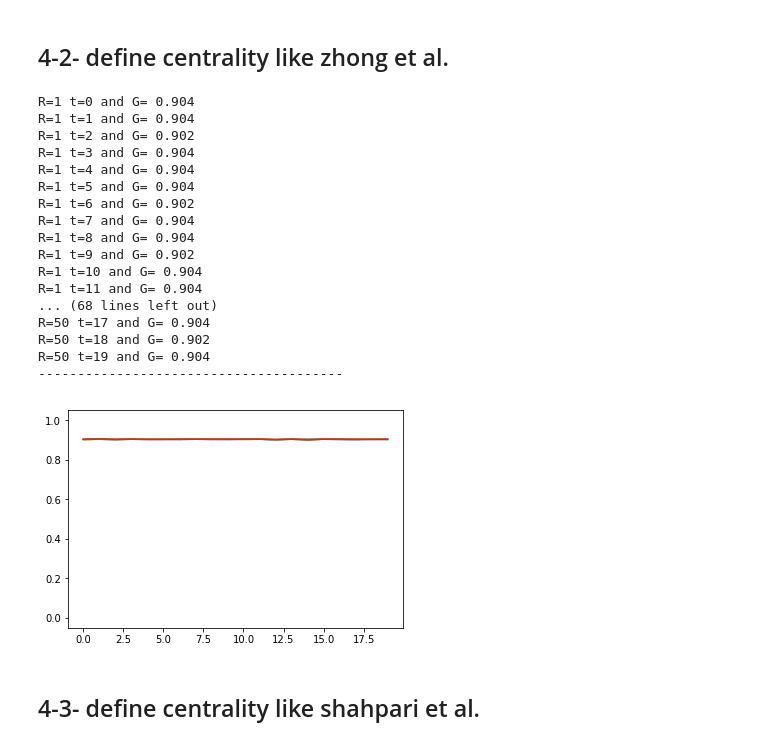
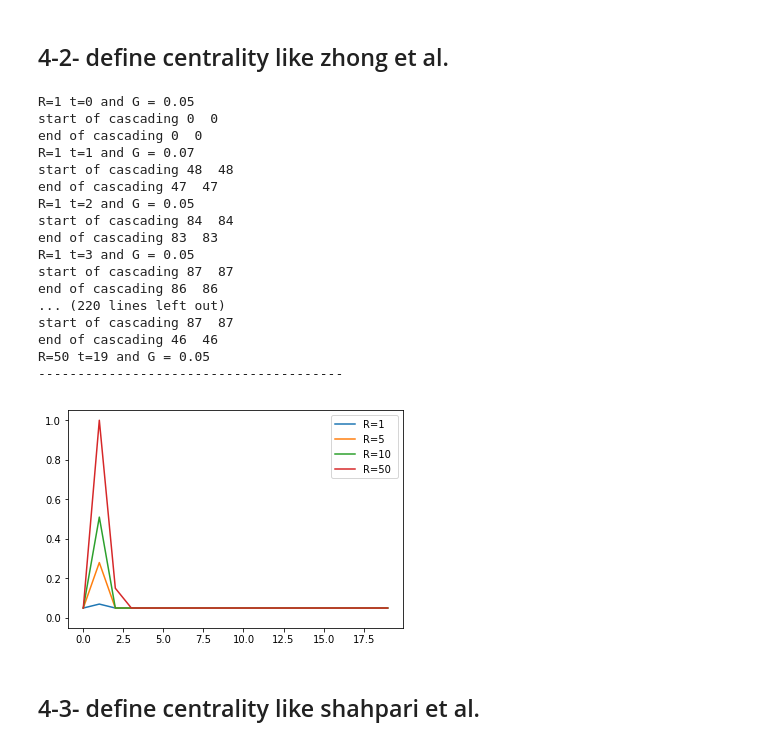
Before and after one commit to mohamad72/cascading-failure-restoration, a Jupyter notebook: implement zhong algorithm.ipynb, the cells around one changed output. Saved outputs shown, nothing was run; the diff lists cells and outputs as text; code cells hidden in the pictures.

```diff
--- a/implement zhong algorithm.ipynb
+++ b/implement zhong algorithm.ipynb
@@ -150,7 +142,7 @@ class InterdependentNetwork:
         self.neighborA=self.neighborA[0:self.numberOfneighbor]
         self.neighborB=self.neighborB[0:self.numberOfneighbor]
 # %%
-ER_ER_Network=InterdependentNetwork(SF1,SF2,couplingStrength)
+ER_ER_Network=InterdependentNetwork(ER1,ER2,couplingStrength)
 # %% [markdown]
 # 4- starting algorithm
 # %% [markdown]
@@ -227,16 +219,20 @@ def findingCentrality(network,numberOfCentrality,failsNodesA,failsNodeB):
     return sortedNumberOfOut[0:numberOfCentrality]
 # %%
 def startCascadingFailure(network,R,failsNodesA,failsNodesB):
-#     print('start of cascading {}  {}'.format(len(failsNodesA),len(failsNodesB)))
+    print('start of cascading {}  {}'.format(len(failsNodesA),len(failsNodesB)))
     listOfCentalityNode=findingCentrality(network,R,failsNodesA,failsNodesB)
     for i in range(0,len(listOfCentalityNode)):
         if listOfCentalityNode[i] < network.networkA.numberOfNode:
-            network.networkA.currentQueue[i]=0
-            failsNodesA=list(filter(lambda a: a != i, failsNodesA))
+            network.networkA.currentQueue[listOfCentalityNode[i]]=0
+            failsNodesA=list(filter(lambda a: a != listOfCentalityNode[i], failsNodesA))
+            if listOfCentalityNode[i] in ER_ER_Network.neighborA:
+                failsNodesB=list(filter(lambda a: a != ER_ER_Network.neighborB[ER_ER_Network.neighborA.index(listOfCentalityNode[i])], failsNodesB))
         else:
-            network.networkB.currentQueue[i-network.networkA.numberOfNode]=0
-            failsNodesB=list(filter(lambda a: a != i-network.networkA.numberOfNode, failsNodesB))
-#     print('end of cascading {}  {}'.format(len(failsNodesA),len(failsNodesB)))
+            network.networkB.currentQueue[listOfCentalityNode[i]-network.networkA.numberOfNode]=0
+            failsNodesB=list(filter(lambda a: a != listOfCentalityNode[i]-network.networkA.numberOfNode, failsNodesB))
+            if listOfCentalityNode[i]-network.networkA.numberOfNode in ER_ER_Network.neighborB:
+                failsNodesA=list(filter(lambda a: a != ER_ER_Network.neighborA[ER_ER_Network.neighborB.index(listOfCentalityNode[i]-network.networkA.numberOfNode)], failsNodesA))
+    print('end of cascading {}  {}'.format(len(failsNodesA),len(failsNodesB)))
     return [failsNodesA,failsNodesB]
 # %% [markdown]
 ## 4-2- define centrality like zhong et al.
@@ -250,75 +246,78 @@ for rIndex in range(0, len(R)):
         ER_ER_Network.networkA.currentQueue=[0]*ER_ER_Network.networkA.numberOfNode
         ER_ER_Network.networkB.currentQueue=[0]*ER_ER_Network.networkB.numberOfNode
 
-        numberOfNodeFailedForTest = 50
+
+        numberOfNodeFailedForTest = 20
         centrallist=findingCentrality(ER_ER_Network,numberOfNodeFailedForTest,failsNodesA,failsNodesB)
         for i in range(0,numberOfNodeFailedForTest):
             if centrallist[i] < ER_ER_Network.networkA.numberOfNode:
-                ER_ER_Network.networkA.currentQueue[centrallist[i]]+=ER_ER_Network.networkA.totalQueue[centrallist[i]]
+                ER_ER_Network.networkA.currentQueue[centrallist[i]]+=2*ER_ER_Network.networkA.totalQueue[centrallist[i]]
             else:
-                ER_ER_Network.networkB.currentQueue[centrallist[i]-ER_ER_Network.networkA.numberOfNode]+=ER_ER_Network.networkB.totalQueue[centrallist[i]-ER_ER_Network.networkA.numberOfNode]
+                ER_ER_Network.networkB.currentQueue[centrallist[i]-ER_ER_Network.networkA.numberOfNode]+=2*ER_ER_Network.networkB.totalQueue[centrallist[i]-ER_ER_Network.networkA.numberOfNode]
+
 
         for dayIndex in range (1, numberOfdays):
             if dayIndex == restorationDay:
                 startCascadingFailure(ER_ER_Network,R[rIndex],failsNodesA,failsNodesB)
 
             for nodeIndex in range (0, ER_ER_Network.networkA.numberOfNode):
-                ER_ER_Network.networkA.currentQueue[nodeIndex]+=np.random.poisson(62, 1)[0]
+                ER_ER_Network.networkA.currentQueue[nodeIndex]+=75
                 if ER_ER_Network.networkA.currentQueue[nodeIndex]<100:
                     ER_ER_Network.networkA.currentQueue[nodeIndex]=0
                 else:
                     ER_ER_Network.networkA.currentQueue[nodeIndex]-=100
                     if nodeIndex not in failsNodesA:
                         failsNodesA.append(nodeIndex)
-                        distrubuteQueue(ER_ER_Network.networkA,nodeIndex)
+                        distrubuteQueue(ER_ER_Network.networkA,nodeIndex,failsNodesA)
                         if nodeIndex in ER_ER_Network.neighborA:
                             failsNodesB.append(ER_ER_Network.neighborB[ER_ER_Network.neighborA.index(nodeIndex)])
-                            distrubuteQueue(ER_ER_Network.networkB,ER_ER_Network.neighborB[ER_ER_Network.neighborA.index(nodeIndex)])
+                            distrubuteQueue(ER_ER_Network.networkB,ER_ER_Network.neighborB[ER_ER_Network.neighborA.index(nodeIndex)],failsNodesB)
 
 
             for nodeIndex in range (0, ER_ER_Network.networkB.numberOfNode):
-                ER_ER_Network.networkB.currentQueue[nodeIndex]+=np.random.poisson(62, 1)[0]
+                ER_ER_Network.networkB.currentQueue[nodeIndex]+=75
                 if ER_ER_Network.networkB.currentQueue[nodeIndex]<100:
                     ER_ER_Network.networkB.currentQueue[nodeIndex]=0
                 else:
                     ER_ER_Network.networkB.currentQueue[nodeIndex]-=100
                     if nodeIndex not in failsNodesB:
                         failsNodesB.append(nodeIndex)
-                        distrubuteQueue(ER_ER_Network.networkB,nodeIndex)
+                        distrubuteQueue(ER_ER_Network.networkB,nodeIndex,failsNodesB)
                         if nodeIndex in ER_ER_Network.neighborB:
                             failsNodesA.append(ER_ER_Network.neighborA[ER_ER_Network.neighborB.index(nodeIndex)])
-                            distrubuteQueue(ER_ER_Network.networkA,ER_ER_Network.neighborA[ER_ER_Network.neighborB.index(nodeIndex)])
-
+                            distrubuteQueue(ER_ER_Network.networkA,ER_ER_Network.neighborA[ER_ER_Network.neighborB.index(nodeIndex)],failsNodesA)
 
         sizeOfGInEachDayRestoration[rIndex][restorationDay] = sizeOfG(ER_ER_Network,failsNodesA,failsNodesB)
-        print('R={} t={} and G= {}  '.format(R[rIndex],restorationDay,sizeOfGInEachDayRestoration[rIndex][restorationDay]))
+        print('R={} t={} and G = {}  '.format(R[rIndex],restorationDay,sizeOfGInEachDayRestoration[rIndex][restorationDay]))
     print('---------------------------------------')
 # %% [output]
-R=1 t=0 and G= 0.904
-R=1 t=1 and G= 0.904
-R=1 t=2 and G= 0.902
-R=1 t=3 and G= 0.904
-R=1 t=4 and G= 0.904
-R=1 t=5 and G= 0.904
-R=1 t=6 and G= 0.902
-R=1 t=7 and G= 0.904
-R=1 t=8 and G= 0.904
-R=1 t=9 and G= 0.902
-R=1 t=10 and G= 0.904
-R=1 t=11 and G= 0.904
-... (68 lines left out)
-R=50 t=17 and G= 0.904
-R=50 t=18 and G= 0.902
-R=50 t=19 and G= 0.904
+R=1 t=0 and G = 0.05
+start of cascading 0  0
+end of cascading 0  0
+R=1 t=1 and G = 0.07
+start of cascading 48  48
+end of cascading 47  47
+R=1 t=2 and G = 0.05
+start of cascading 84  84
+end of cascading 83  83
+R=1 t=3 and G = 0.05
+start of cascading 87  87
+end of cascading 86  86
+... (220 lines left out)
+start of cascading 87  87
+end of cascading 46  46
+R=50 t=19 and G = 0.05
 ---------------------------------------
 # %%
 plt.ylim(top=1.05)  # adjust the top leaving bottom unchanged
 plt.ylim(bottom=-0.05)
+x=[0,1,2,3,4,5,6,7,8,9,10,11,12,13,14,15,16,17,18,19]
 for rIndex in range(0, len(R)):
-    plt.plot(sizeOfGInEachDayRestoration[rIndex]) # plotting by columns
+    plt.plot(x,sizeOfGInEachDayRestoration[rIndex]) # plotting by columns
+plt.gca().legend(('R={} '.format(R[0]),'R={} '.format(R[1]),'R={} '.format(R[2]),'R={} '.format(R[3])))
 plt.show()
 # %% [output]
-[figure, old version]
+[figure, new version]
 # %% [markdown]
 ## 4-3- define centrality like shahpari et al.
 # %% [markdown]
```
Also changed, not shown: parts of 11 cells of this notebook.
